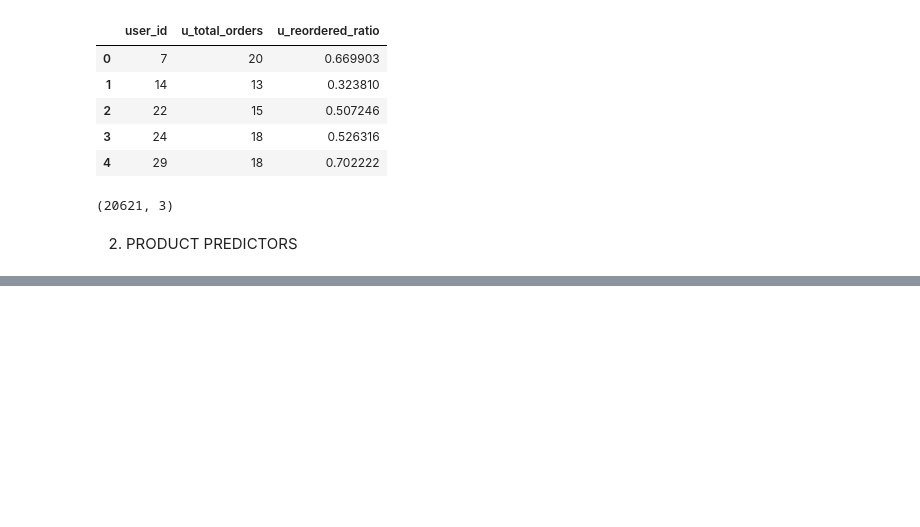
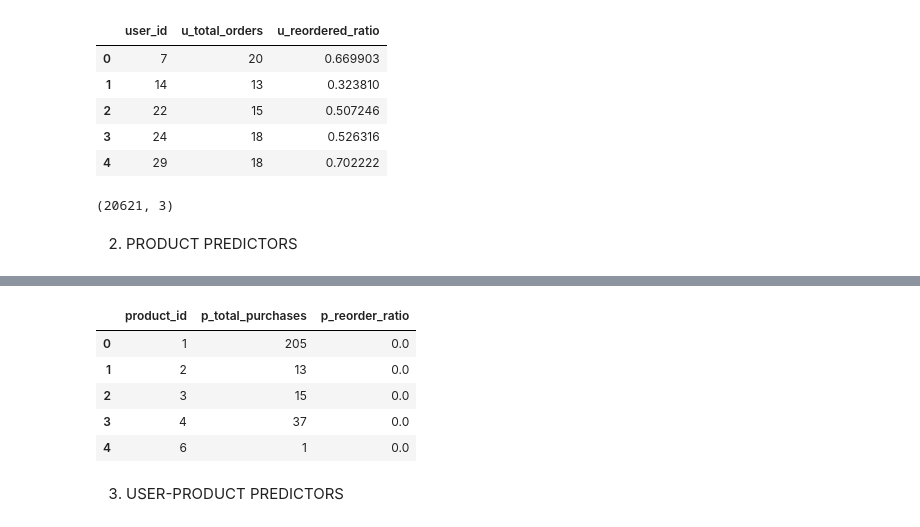
Before and after one commit to AmlanAlok/instacart-2017-project, a Jupyter notebook: Instacart_2017_XGBoost_1.ipynb, the cells around one changed output, grey strips where cells are left out. Drawn from its saved outputs; the diff is of its cells as text; code cells hidden in the pictures; blank space fills up the shorter version.

```diff
--- a/Instacart_2017_XGBoost_1.ipynb
+++ b/Instacart_2017_XGBoost_1.ipynb
@@ -146,0 +191,12 @@ prd.head()
+# %%
+prd['p_reorder_ratio'] = prd['p_reorder_ratio'].fillna(value=0)
+prd.head()
+# %% [output]
+|  | product_id | p_total_purchases | p_reorder_ratio |
+| 0 | 1 | 205 | 0.0 |
+| 1 | 2 | 13 | 0.0 |
+| 2 | 3 | 15 | 0.0 |
+| 3 | 4 | 37 | 0.0 |
+| 4 | 6 | 1 | 0.0 |
+# %% [markdown]
+3. USER-PRODUCT PREDICTORS
```
Also changed, not shown: parts of 5 cells of this notebook.
